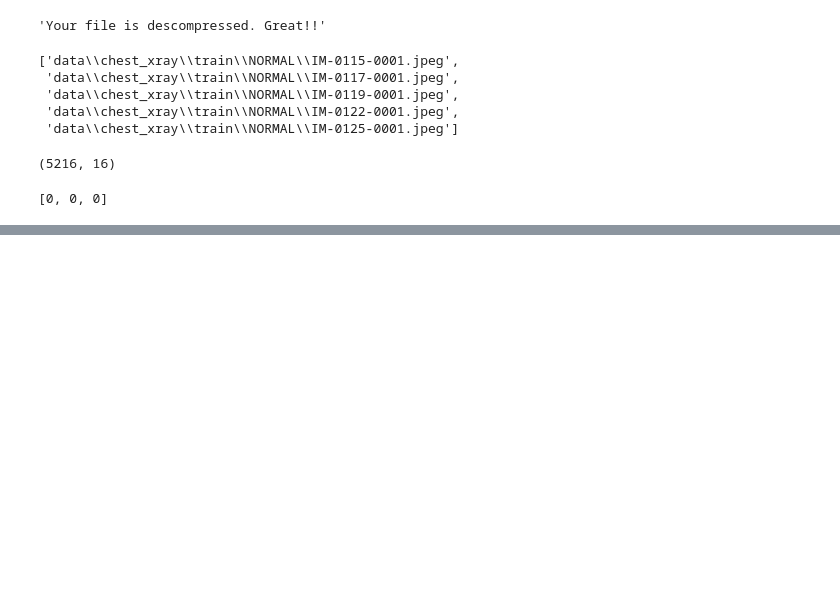
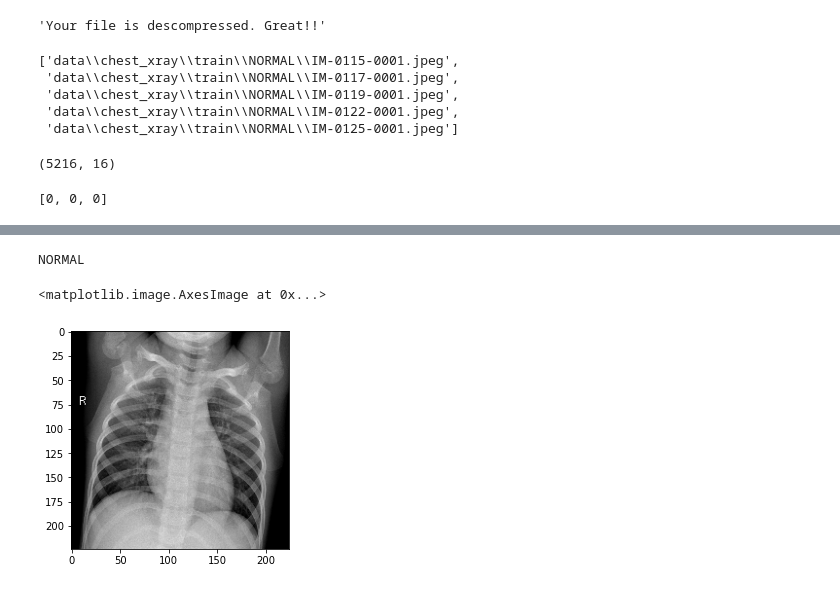
Before and after one commit to MarioGar25/Detecting_Pneumonia_from_Chest_X-rays, a Jupyter notebook: Detecting_Pneumonia_from_Chest_X-rays.ipynb, the cells around one changed output, grey strips where cells are left out. Drawn from its saved outputs; the diff is of its cells as text; code cells hidden in the pictures; blank space fills up the shorter version.

```diff
--- a/Detecting_Pneumonia_from_Chest_X-rays.ipynb
+++ b/Detecting_Pneumonia_from_Chest_X-rays.ipynb
@@ -50,0 +70,7 @@ print(train_labels[:3])
+# %%
+print(invested_labels[label[24].numpy()])
+plt.imshow(image[24].numpy().reshape(224, 224, 3))
+# %% [output]
+NORMAL
+<matplotlib.image.AxesImage at 0x...>
+[figure, added]
```
Also changed, not shown: parts of 12 cells of this notebook.
